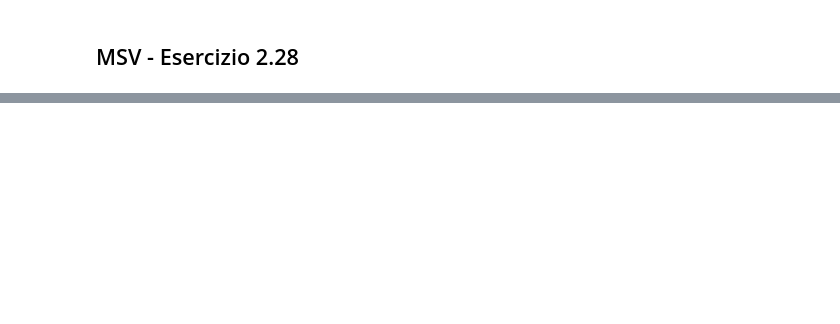
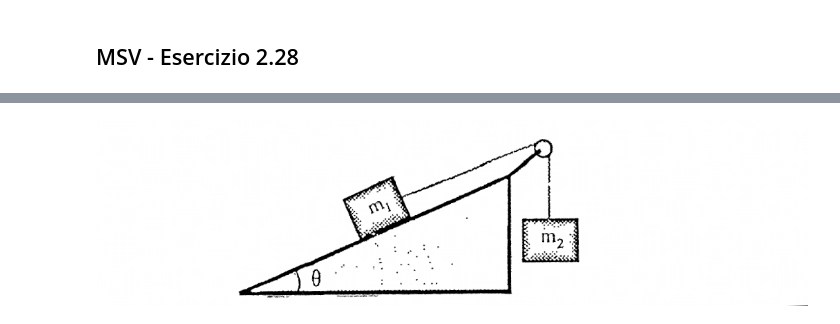
Before and after one commit to marcodalessandro76/Esercitazioni-Fisica-1, a Jupyter notebook: Dinamica punto materiale.ipynb, the cells around one changed output, grey strips where cells are left out. Saved outputs shown, nothing was run; the diff lists cells and outputs as text; code cells hidden in the pictures; blank space fills up the shorter version.

```diff
--- a/Dinamica punto materiale.ipynb
+++ b/Dinamica punto materiale.ipynb
@@ -56,0 +69,4 @@ __Svolgimento__
+# %%
+Image('Immagini/MSV_2.28_Testo2.png',width=900)
+# %% [output]
+[figure, added]
```
Also changed, not shown: parts of 9 cells of this notebook, 6 other files.
